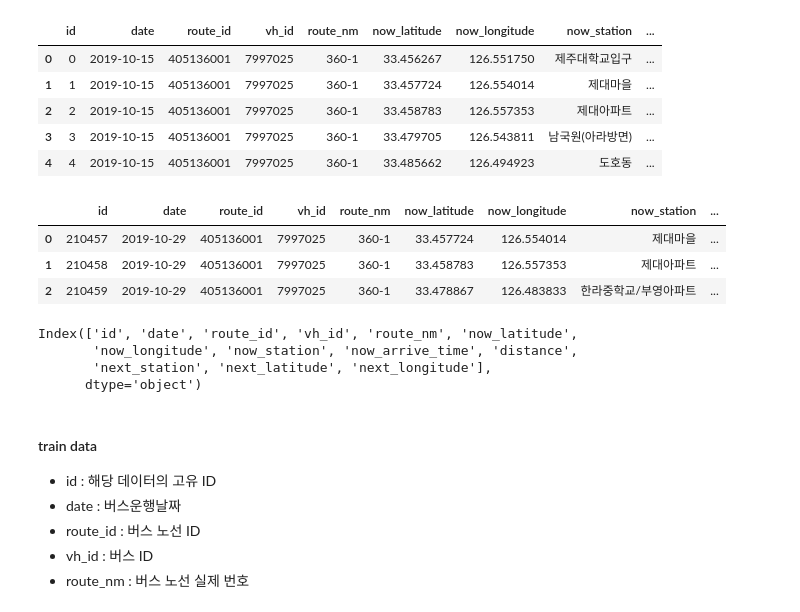
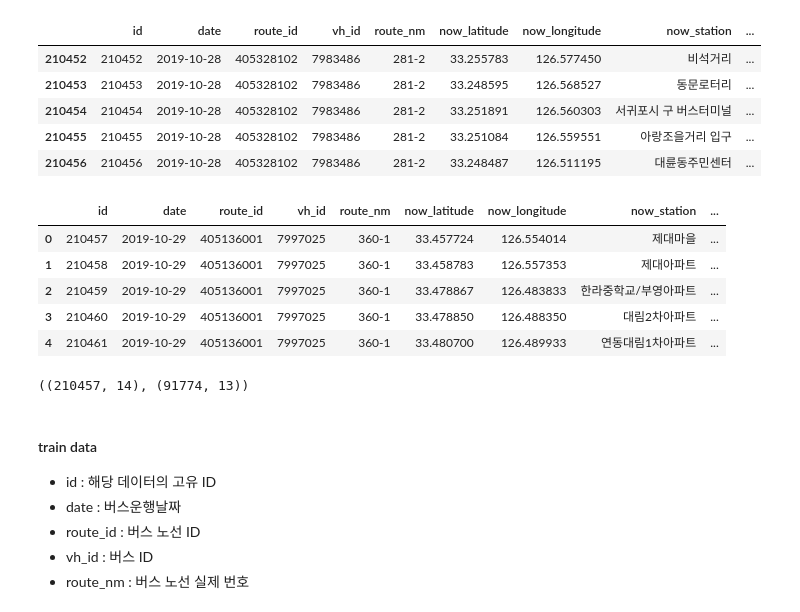
Before and after one commit to Soeui-lee/05.Hackathon, a Jupyter notebook: 프로젝트/1일차.ipynb, the cells around one changed output. Saved outputs shown, nothing was run; the diff lists cells and outputs as text; code cells hidden in the pictures.

```diff
--- a/프로젝트/1일차.ipynb
+++ b/프로젝트/1일차.ipynb
@@ -3,29 +3,28 @@ import numpy as np
 import pandas as pd
 # %%
 bus_tr = pd.read_csv('train.csv')
-bus_tr.head(5)
+bus_tr.tail()
 # %% [output]
 |  | id | date | route_id | vh_id | route_nm | now_latitude | now_longitude | now_station | ... |
-| 0 | 0 | 2019-10-15 | 405136001 | 7997025 | 360-1 | 33.456267 | 126.551750 | 제주대학교입구 | ... |
-| 1 | 1 | 2019-10-15 | 405136001 | 7997025 | 360-1 | 33.457724 | 126.554014 | 제대마을 | ... |
-| 2 | 2 | 2019-10-15 | 405136001 | 7997025 | 360-1 | 33.458783 | 126.557353 | 제대아파트 | ... |
-| 3 | 3 | 2019-10-15 | 405136001 | 7997025 | 360-1 | 33.479705 | 126.543811 | 남국원(아라방면) | ... |
-| 4 | 4 | 2019-10-15 | 405136001 | 7997025 | 360-1 | 33.485662 | 126.494923 | 도호동 | ... |
+| 210452 | 210452 | 2019-10-28 | 405328102 | 7983486 | 281-2 | 33.255783 | 126.577450 | 비석거리 | ... |
+| 210453 | 210453 | 2019-10-28 | 405328102 | 7983486 | 281-2 | 33.248595 | 126.568527 | 동문로터리 | ... |
+| 210454 | 210454 | 2019-10-28 | 405328102 | 7983486 | 281-2 | 33.251891 | 126.560303 | 서귀포시 구 버스터미널 | ... |
+| 210455 | 210455 | 2019-10-28 | 405328102 | 7983486 | 281-2 | 33.251084 | 126.559551 | 아랑조을거리 입구 | ... |
+| 210456 | 210456 | 2019-10-28 | 405328102 | 7983486 | 281-2 | 33.248487 | 126.511195 | 대륜동주민센터 | ... |
 # %%
 bus_te = pd.read_csv('test.csv')
-bus_te.head(3)
+bus_te.head()
 # %% [output]
 |  | id | date | route_id | vh_id | route_nm | now_latitude | now_longitude | now_station | ... |
 | 0 | 210457 | 2019-10-29 | 405136001 | 7997025 | 360-1 | 33.457724 | 126.554014 | 제대마을 | ... |
 | 1 | 210458 | 2019-10-29 | 405136001 | 7997025 | 360-1 | 33.458783 | 126.557353 | 제대아파트 | ... |
 | 2 | 210459 | 2019-10-29 | 405136001 | 7997025 | 360-1 | 33.478867 | 126.483833 | 한라중학교/부영아파트 | ... |
+| 3 | 210460 | 2019-10-29 | 405136001 | 7997025 | 360-1 | 33.478850 | 126.488350 | 대림2차아파트 | ... |
+| 4 | 210461 | 2019-10-29 | 405136001 | 7997025 | 360-1 | 33.480700 | 126.489933 | 연동대림1차아파트 | ... |
-# %%
-bus_te.columns
-# %% [output]
-Index(['id', 'date', 'route_id', 'vh_id', 'route_nm', 'now_latitude',
-       'now_longitude', 'now_station', 'now_arrive_time', 'distance',
-       'next_station', 'next_latitude', 'next_longitude'],
-      dtype='object')
+# %%
+bus_tr.shape, bus_te.shape
+# %% [output]
+((210457, 14), (91774, 13))
 # %% [markdown]
 #### train data
 - id                : 해당 데이터의 고유 ID
```
Also changed, not shown: 3 other files.
